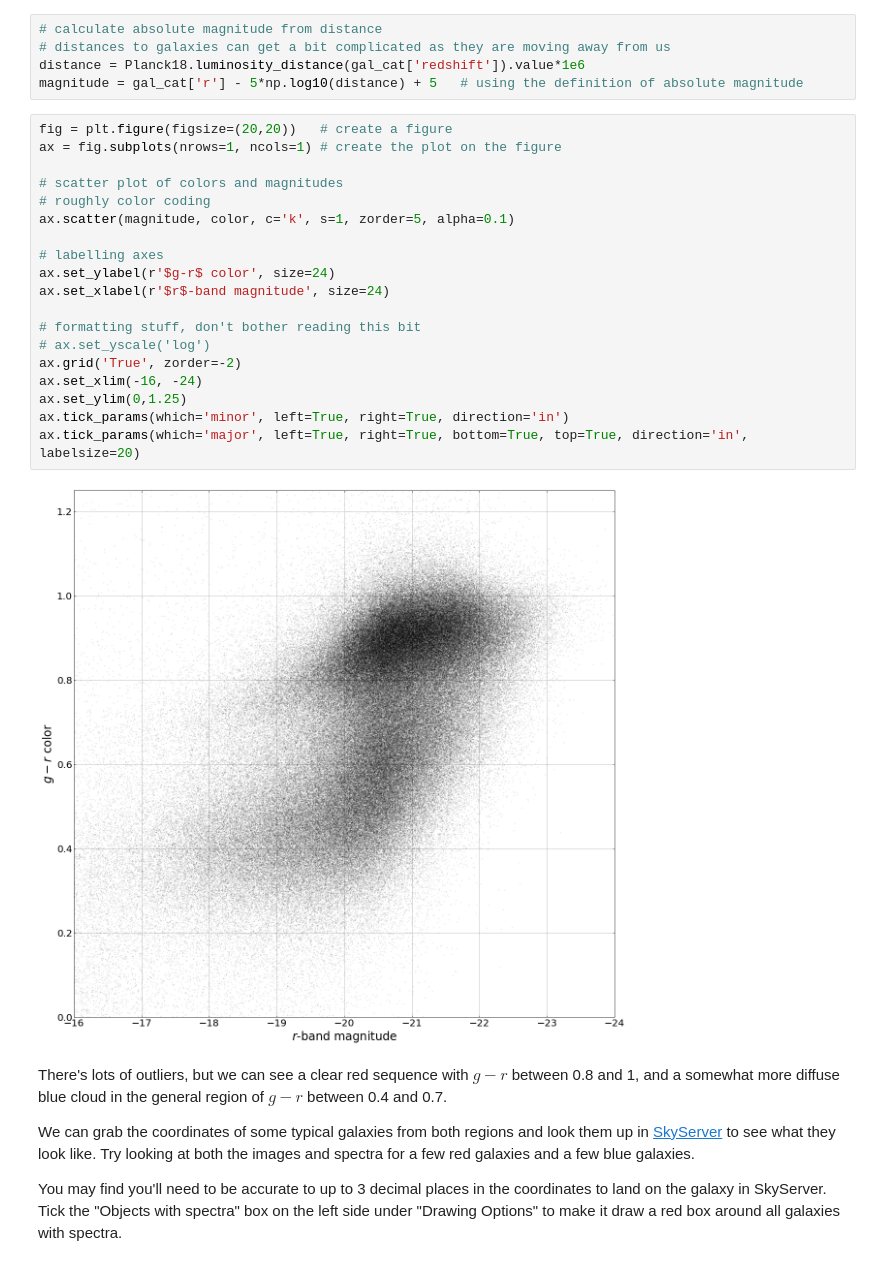
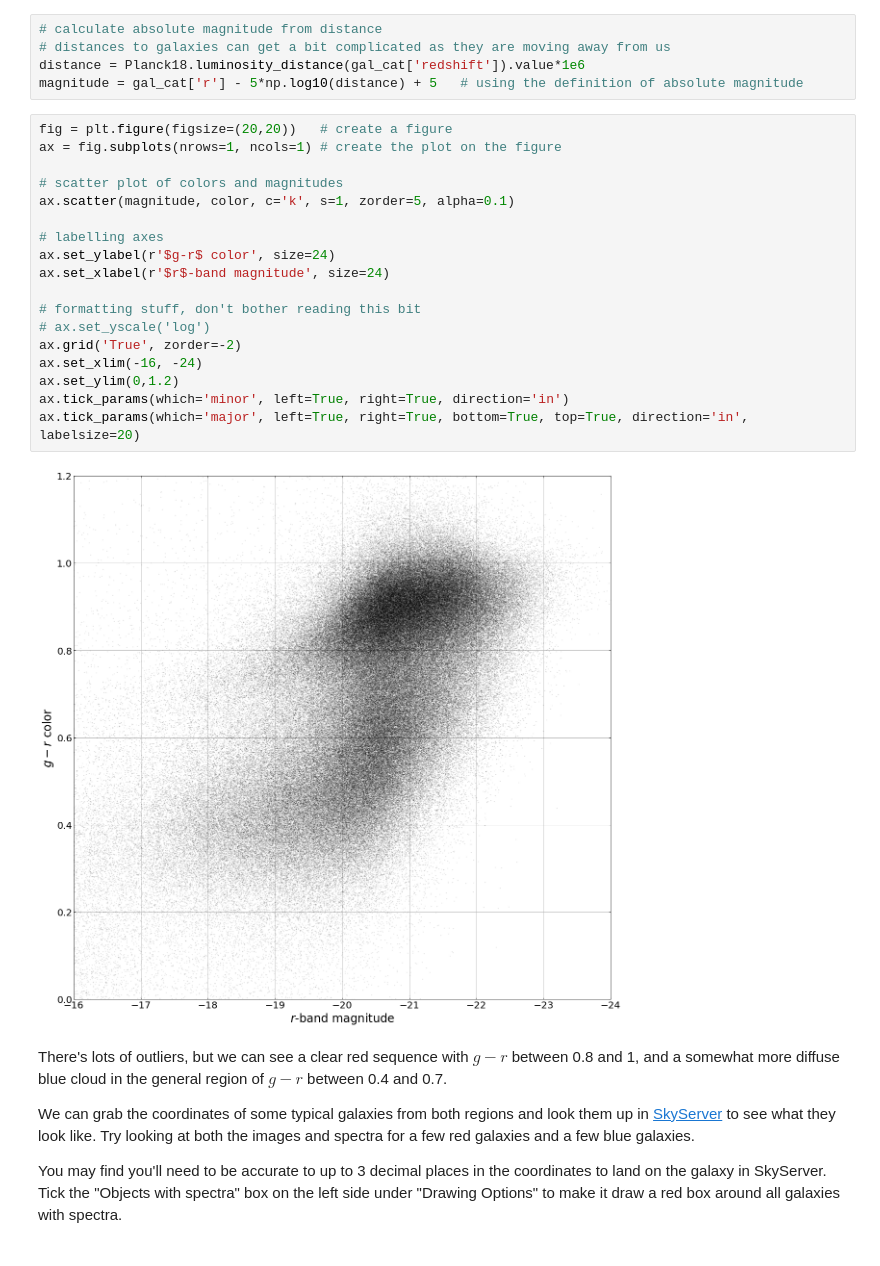
Before and after one commit to mathildaam/astro-winterim-2023, a Jupyter notebook: notebooks/03-galaxies.ipynb, the cells around one changed output. Cells and saved outputs as stored; diff of their text form.

```diff
--- a/notebooks/03-galaxies.ipynb
+++ b/notebooks/03-galaxies.ipynb
@@ -60,24 +60,23 @@ magnitude = gal_cat['r'] - 5*np.log10(distance) + 5   # using the definition of
 # %%
 fig = plt.figure(figsize=(20,20))   # create a figure
 ax = fig.subplots(nrows=1, ncols=1) # create the plot on the figure
 
 # scatter plot of colors and magnitudes
-# roughly color coding
 ax.scatter(magnitude, color, c='k', s=1, zorder=5, alpha=0.1)
 
 # labelling axes
 ax.set_ylabel(r'$g-r$ color', size=24)
 ax.set_xlabel(r'$r$-band magnitude', size=24)
 
 # formatting stuff, don't bother reading this bit
 # ax.set_yscale('log')
 ax.grid('True', zorder=-2)
 ax.set_xlim(-16, -24)
-ax.set_ylim(0,1.25)
+ax.set_ylim(0,1.2)
 ax.tick_params(which='minor', left=True, right=True, direction='in')
 ax.tick_params(which='major', left=True, right=True, bottom=True, top=True, direction='in', labelsize=20)
 # %% [output]
-[figure, old version]
+[figure, new version]
 # %% [markdown]
 There's lots of outliers, but we can see a clear red sequence with $g-r$ between 0.8 and 1, and a somewhat more diffuse blue cloud in the general region of $g-r$ between 0.4 and 0.7.
 
```
Also changed, not shown: parts of 2 cells of this notebook.
